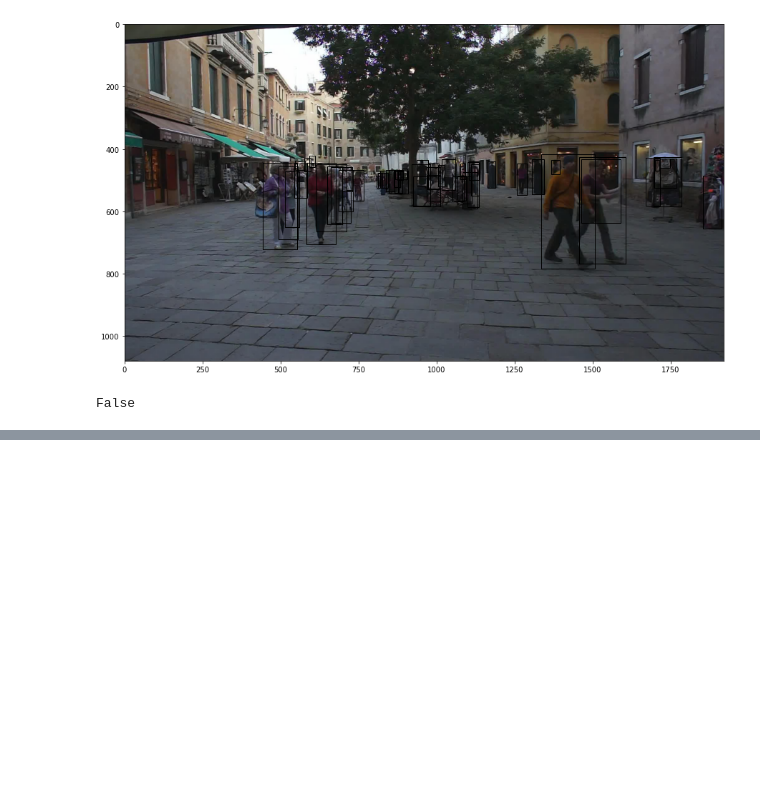
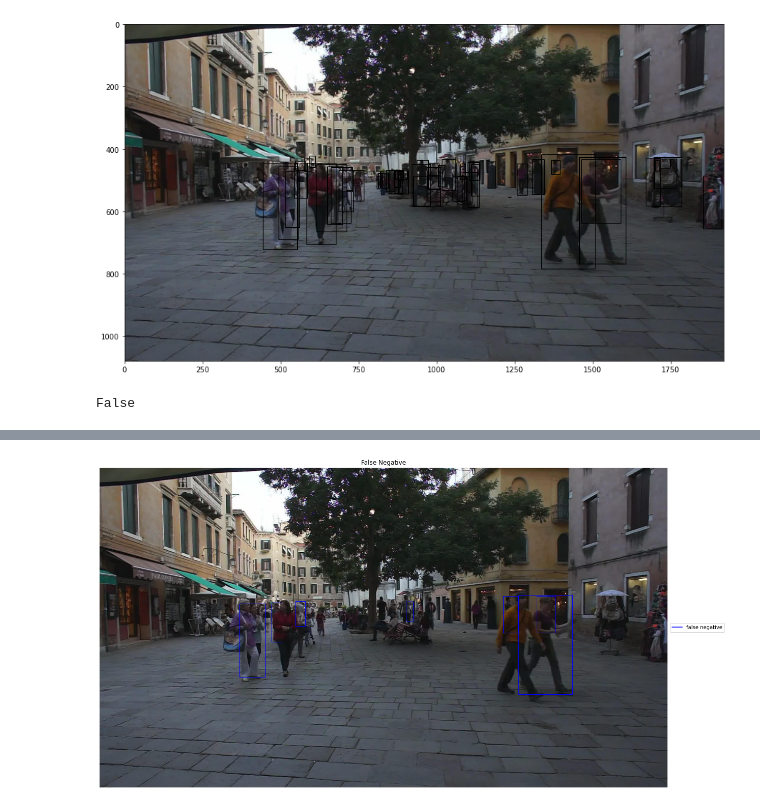
Before and after one commit to ArthurZakirov/Multi-Object-Tracking-Competition, a Jupyter notebook: notebook.ipynb, the cells around one changed output, grey strips where cells are left out. Saved outputs shown, nothing was run; the diff lists cells and outputs as text; code cells hidden in the pictures; blank space fills up the shorter version.

```diff
--- a/notebook.ipynb
+++ b/notebook.ipynb
@@ -186,0 +236,4 @@ for det_box, gt_box in zip(matched_det_boxes, matched_gt_boxes):
+# %%
+vis_functions["detections"](0, "MISS")
+# %% [output]
+[figure, added]
```
Also changed, not shown: parts of 14 cells of this notebook, 17 other files.
